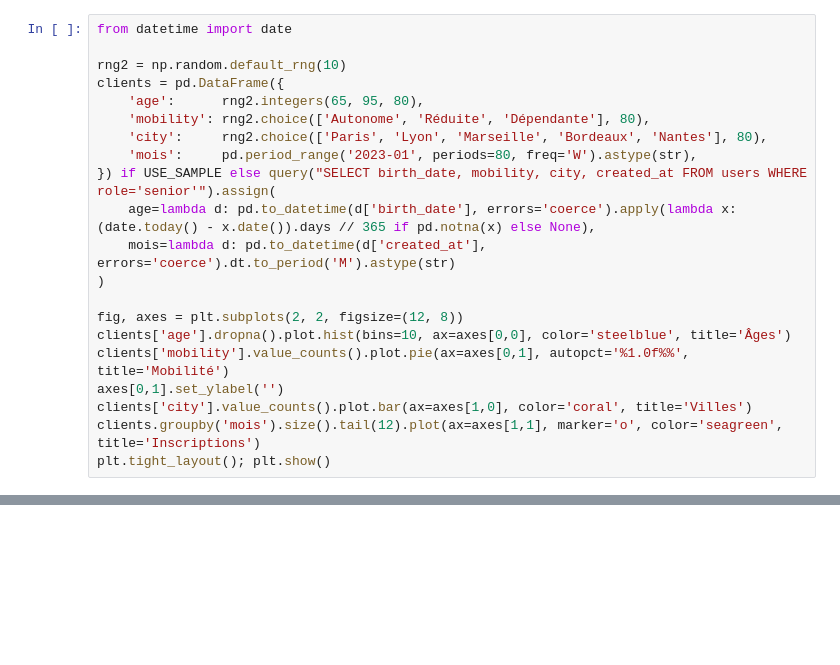
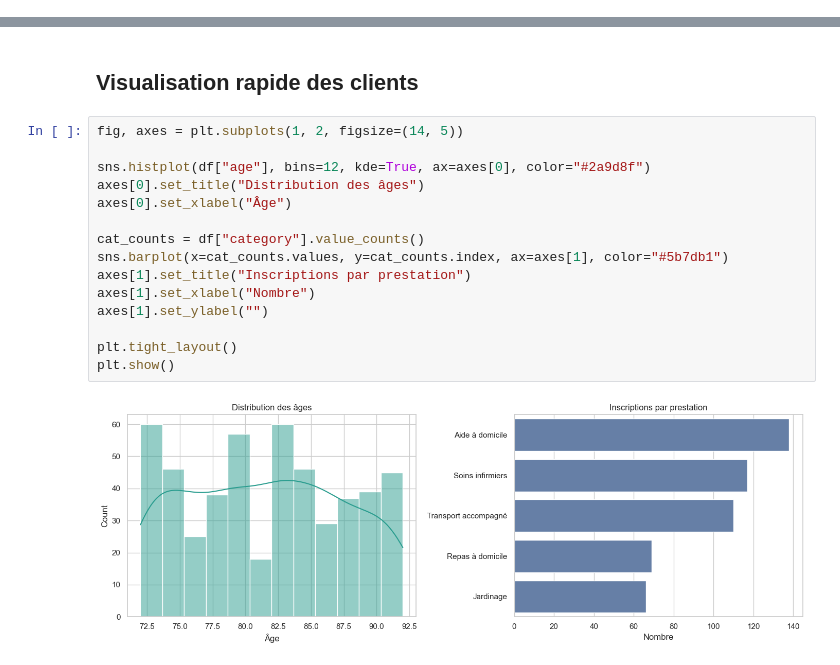
Before and after one commit to Kinht-93/Silver-Happy, a Jupyter notebook: reporting.ipynb, the cells around one changed output, grey strips where cells are left out. Saved outputs shown, nothing was run; the diff lists cells and outputs as text; blank space fills up the shorter version.

```diff
--- a/reporting.ipynb
+++ b/reporting.ipynb
@@ -71,21 +0,0 @@ provider_updated_at                      17
-# %%
-from datetime import date
-
-rng2 = np.random.default_rng(10)
-clients = pd.DataFrame({
-    'age':      rng2.integers(65, 95, 80),
-    'mobility': rng2.choice(['Autonome', 'Réduite', 'Dépendante'], 80),
-    'city':     rng2.choice(['Paris', 'Lyon', 'Marseille', 'Bordeaux', 'Nantes'], 80),
-    'mois':     pd.period_range('2023-01', periods=80, freq='W').astype(str),
-}) if USE_SAMPLE else query("SELECT birth_date, mobility, city, created_at FROM users WHERE role='senior'").assign(
-    age=lambda d: pd.to_datetime(d['birth_date'], errors='coerce').apply(lambda x: (date.today() - x.date()).days // 365 if pd.notna(x) else None),
-    mois=lambda d: pd.to_datetime(d['created_at'], errors='coerce').dt.to_period('M').astype(str)
-)
-
-fig, axes = plt.subplots(2, 2, figsize=(12, 8))
-clients['age'].dropna().plot.hist(bins=10, ax=axes[0,0], color='steelblue', title='Âges')
-clients['mobility'].value_counts().plot.pie(ax=axes[0,1], autopct='%1.0f%%', title='Mobilité')
-axes[0,1].set_ylabel('')
-clients['city'].value_counts().plot.bar(ax=axes[1,0], color='coral', title='Villes')
-clients.groupby('mois').size().tail(12).plot(ax=axes[1,1], marker='o', color='seagreen', title='Inscriptions')
-plt.tight_layout(); plt.show()
@@ -93,0 +131,19 @@ plt.tight_layout(); plt.show()
+# %% [markdown]
+## Visualisation rapide des clients
+# %%
+fig, axes = plt.subplots(1, 2, figsize=(14, 5))
+
+sns.histplot(df["age"], bins=12, kde=True, ax=axes[0], color="#2a9d8f")
+axes[0].set_title("Distribution des âges")
+axes[0].set_xlabel("Âge")
+
+cat_counts = df["category"].value_counts()
+sns.barplot(x=cat_counts.values, y=cat_counts.index, ax=axes[1], color="#5b7db1")
+axes[1].set_title("Inscriptions par prestation")
+axes[1].set_xlabel("Nombre")
+axes[1].set_ylabel("")
+
+plt.tight_layout()
+plt.show()
+# %% [output]
+[figure, added]
```
Also changed, not shown: parts of 12 cells of this notebook, 40 other files.
